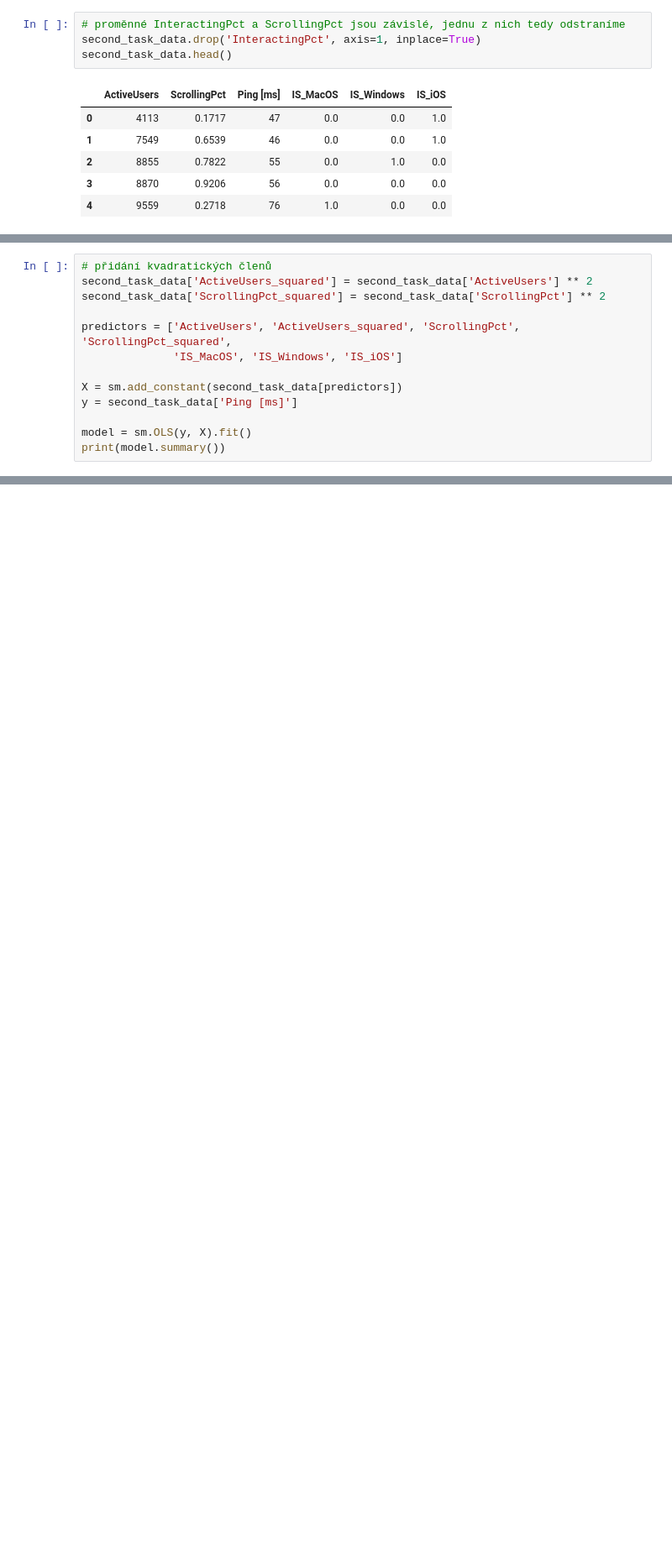
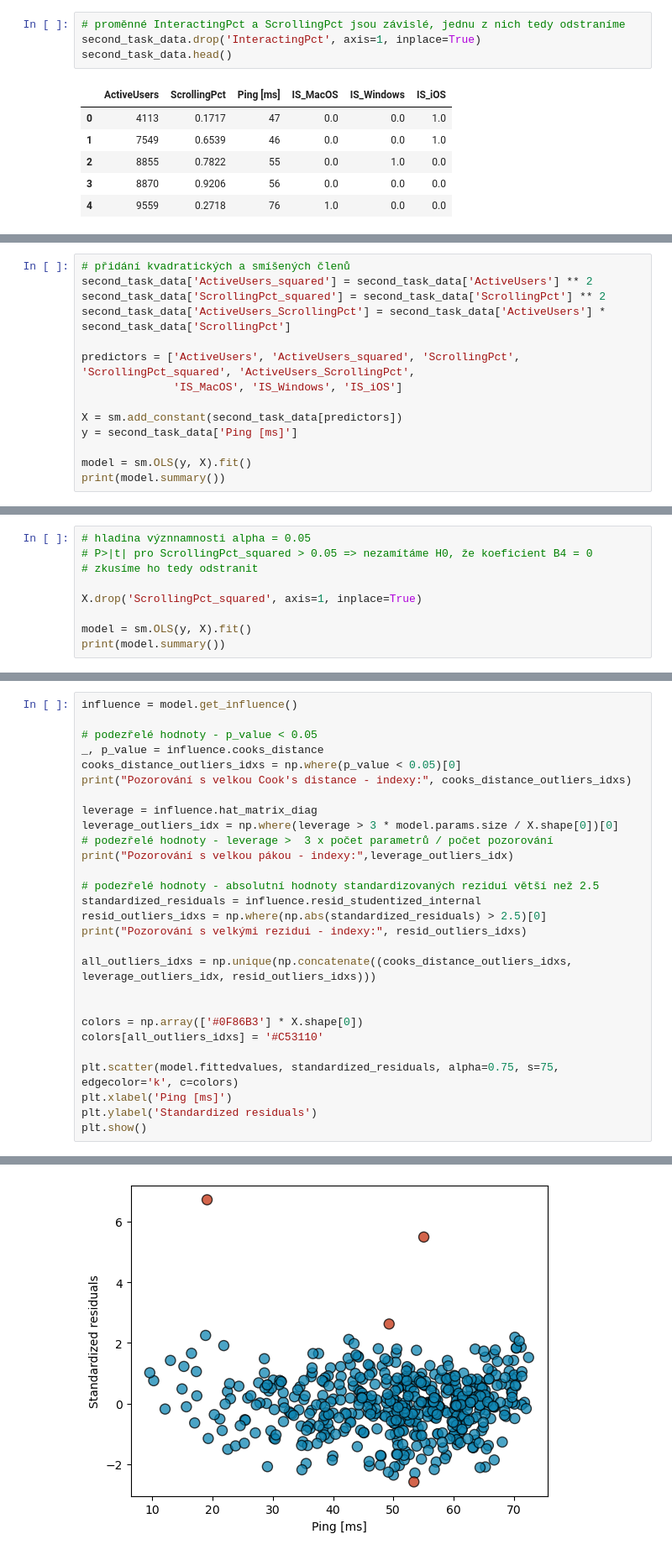
Before and after one commit to LukasFoltyn/msp-2, a Jupyter notebook: Foltyn_MSP_2-projekt.ipynb, the cells around one changed output, grey strips where cells are left out. Shown at 84% size. Saved outputs shown, nothing was run; the diff lists cells and outputs as text; blank space fills up the shorter version.

Commit message:
regresni model

```diff
--- a/Foltyn_MSP_2-projekt.ipynb
+++ b/Foltyn_MSP_2-projekt.ipynb
@@ -285,9 +295,10 @@ second_task_data.head()
 # %%
-# přidání kvadratických členů
+# přidání kvadratických a smíšených členů
 second_task_data['ActiveUsers_squared'] = second_task_data['ActiveUsers'] ** 2
 second_task_data['ScrollingPct_squared'] = second_task_data['ScrollingPct'] ** 2
+second_task_data['ActiveUsers_ScrollingPct'] = second_task_data['ActiveUsers'] * second_task_data['ScrollingPct']
 
-predictors = ['ActiveUsers', 'ActiveUsers_squared', 'ScrollingPct', 'ScrollingPct_squared',
+predictors = ['ActiveUsers', 'ActiveUsers_squared', 'ScrollingPct', 'ScrollingPct_squared', 'ActiveUsers_ScrollingPct',
               'IS_MacOS', 'IS_Windows', 'IS_iOS']
 
 X = sm.add_constant(second_task_data[predictors])
@@ -315 +326,10 @@ Notes:
 strong multicollinearity or other numerical problems.
+# %%
+# hladina význnamnosti alpha = 0.05
+# P>|t| pro ScrollingPct_squared > 0.05 => nezamítáme H0, že koeficient B4 = 0
+# zkusíme ho tedy odstranit
+
+X.drop('ScrollingPct_squared', axis=1, inplace=True)
+
+model = sm.OLS(y, X).fit()
+print(model.summary())
@@ -315,0 +354,29 @@ strong multicollinearity or other numerical problems.
+# %%
+influence = model.get_influence()
+
+# podezřelé hodnoty - p_value < 0.05
+_, p_value = influence.cooks_distance
+cooks_distance_outliers_idxs = np.where(p_value < 0.05)[0]
+print("Pozorování s velkou Cook's distance - indexy:", cooks_distance_outliers_idxs)
+
+leverage = influence.hat_matrix_diag
+leverage_outliers_idx = np.where(leverage > 3 * model.params.size / X.shape[0])[0]
+# podezřelé hodnoty - leverage >  3 x počet parametrů / počet pozorování
+print("Pozorování s velkou pákou - indexy:",leverage_outliers_idx)
+
+# podezřelé hodnoty - absolutní hodnoty standardizovaných reziduí větší než 2.5
+standardized_residuals = influence.resid_studentized_internal
+resid_outliers_idxs = np.where(np.abs(standardized_residuals) > 2.5)[0]
+print("Pozorování s velkými rezidui - indexy:", resid_outliers_idxs)
+
+all_outliers_idxs = np.unique(np.concatenate((cooks_distance_outliers_idxs, leverage_outliers_idx, resid_outliers_idxs)))
+
+
+colors = np.array(['#0F86B3'] * X.shape[0])
+colors[all_outliers_idxs] = '#C53110'
+
+plt.scatter(model.fittedvalues, standardized_residuals, alpha=0.75, s=75, edgecolor='k', c=colors)
+plt.xlabel('Ping [ms]')
+plt.ylabel('Standardized residuals')
+plt.show()
+# %% [output]
@@ -315,0 +386 @@ strong multicollinearity or other numerical problems.
+[figure, added]
```
Also changed, not shown: parts of 8 cells of this notebook.
